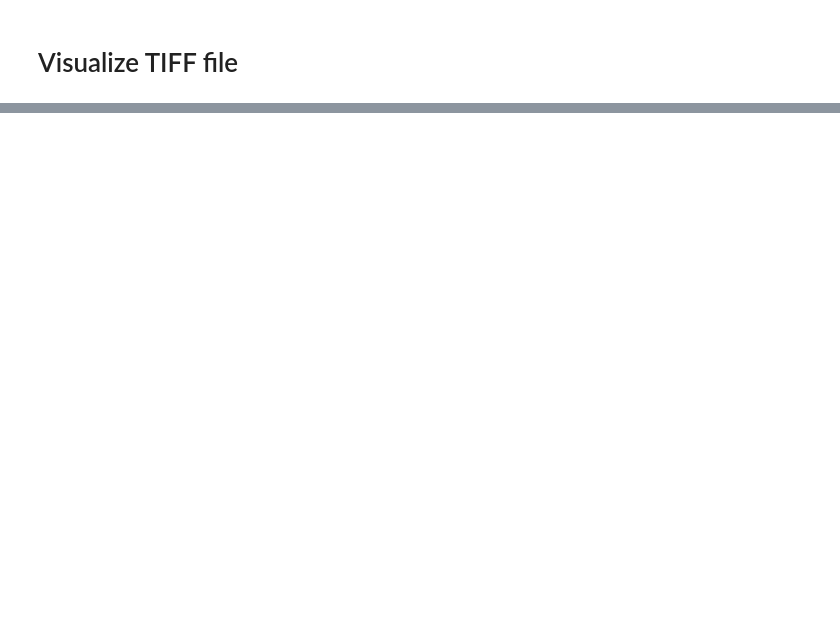
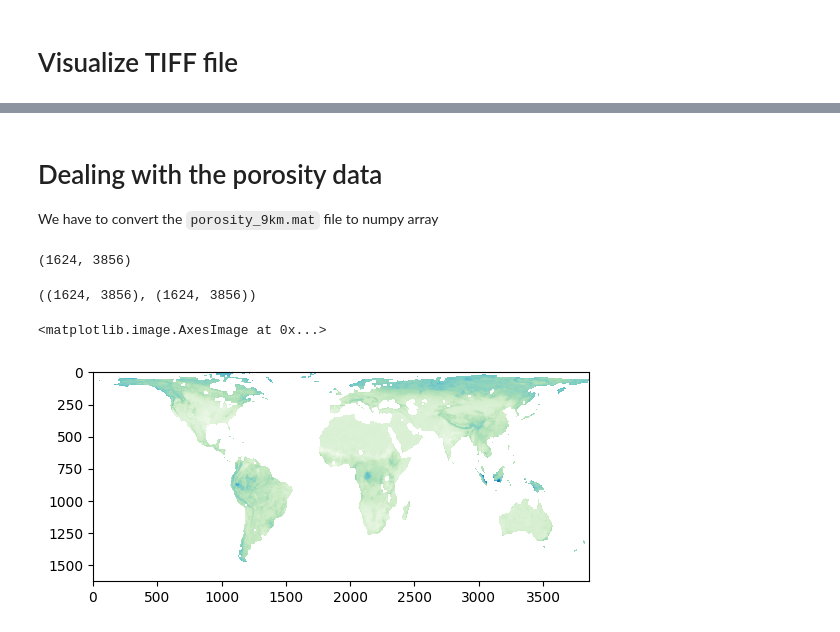
Before and after one commit to edrian-liao/angola-drought, a Jupyter notebook: notebooks/DataExploratory.ipynb, the cells around one changed output, grey strips where cells are left out. Cells and saved outputs as stored; diff of their text form; code cells hidden in the pictures; blank space fills up the shorter version.

Commit message:
generated more images, tried processing porosity data

```diff
--- a/notebooks/DataExploratory.ipynb
+++ b/notebooks/DataExploratory.ipynb
@@ -59,0 +77,25 @@ plt.savefig('../figures/rszm_sample.png', dpi=300, bbox_inches='tight')
+# %% [markdown]
+# Dealing with the porosity data
+We have to convert the `porosity_9km.mat` file to numpy array
+# %%
+import scipy.io
+mat1 = scipy.io.loadmat('../data/porosity_9km.mat')
+mat2 = scipy.io.loadmat('../data/SMAPCenterCoordinates9KM.mat')
+mat3 = scipy.io.loadmat('../data/SMAP_Color_SoilMoisture.mat')
+# %%
+data = mat1['porosity']
+porosity = np.array(data)
+porosity.shape
+# %% [output]
+(1624, 3856)
+# %%
+lat_arr = mat2['SMAPCenterLatitudes']
+lon_arr = mat2['SMAPCenterLongitudes']
+lat_arr.shape, lon_arr.shape
+# %% [output]
+((1624, 3856), (1624, 3856))
+# %%
+plt.imshow(porosity, cmap='GnBu')
+# %% [output]
+<matplotlib.image.AxesImage at 0x...>
+[figure, added]
```
Also changed, not shown: parts of 18 cells of this notebook, 5 other files.
